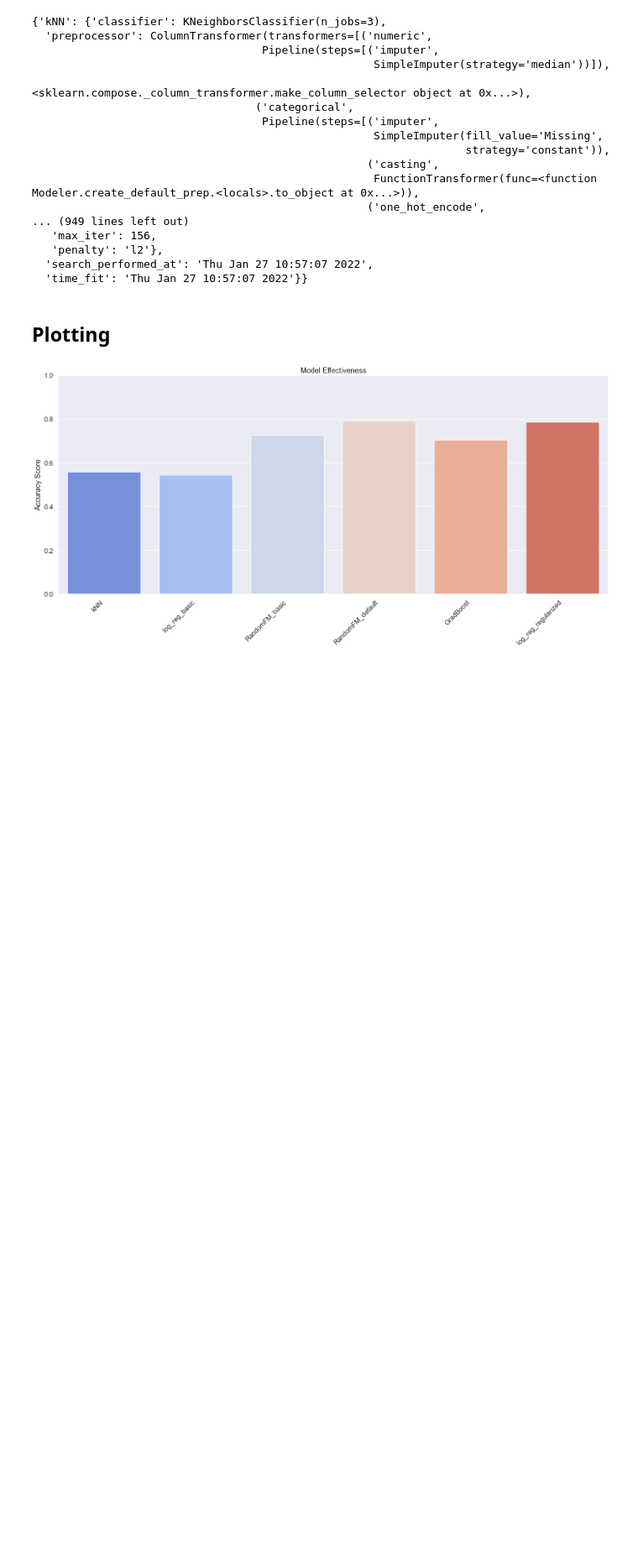
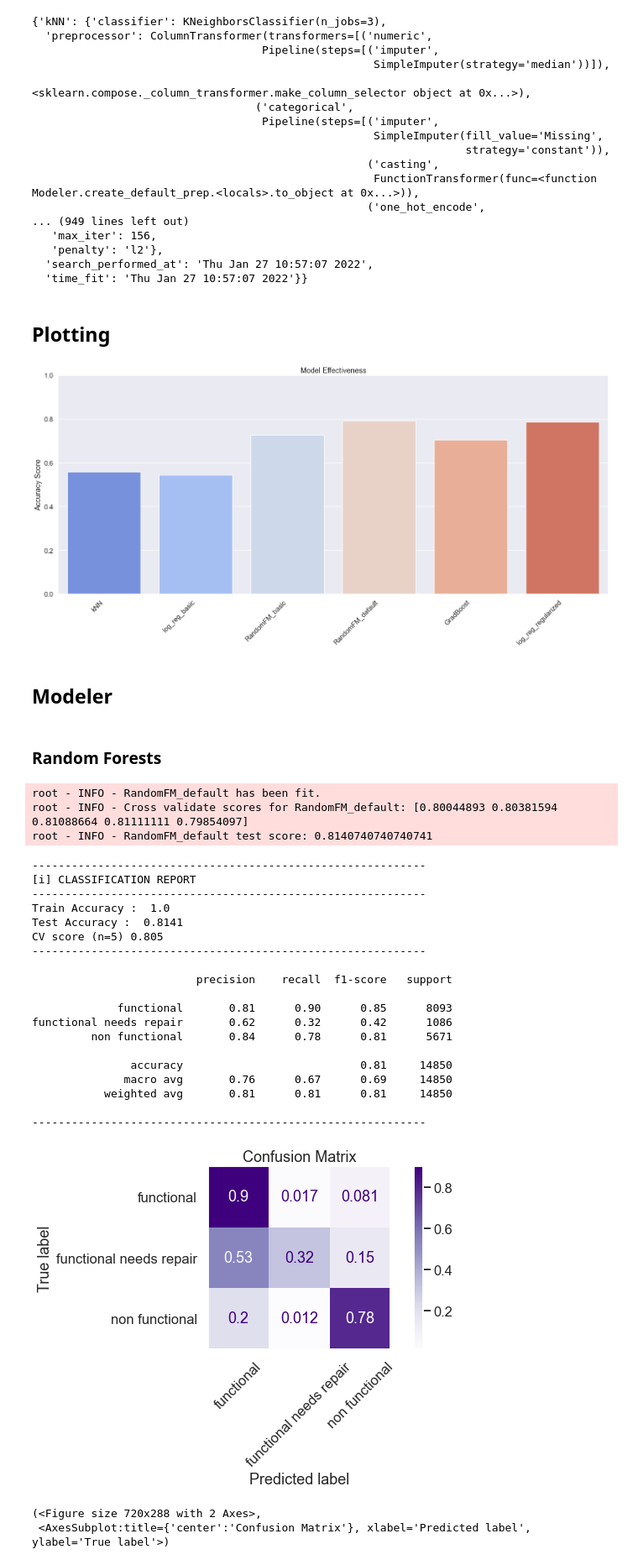
Before and after one commit to UpGoerFive/Tanzania-Well-Project, a Jupyter notebook: Search-debug.ipynb, the cells around one changed output. Shown at 84% size. Drawn from its saved outputs; the diff is of its cells as text; code cells hidden in the pictures; blank space fills up the shorter version.

Commit message:
Updated models

```diff
--- a/Search-debug.ipynb
+++ b/Search-debug.ipynb
@@ -223,3 +223,35 @@ model_run.test_all()
 model_run.plot_models(save='thursday_morn_models_graph')
 # %% [output]
 [figure]
+# %% [markdown]
+## Modeler
+# %% [markdown]
+### Random Forests
+# %%
+model_run.model_evaluation('RandomFM_default')
+# %% [output]
+root - INFO - RandomFM_default has been fit.
+root - INFO - Cross validate scores for RandomFM_default: [0.80044893 0.80381594 0.81088664 0.81111111 0.79854097]
+root - INFO - RandomFM_default test score: 0.8140740740740741
+------------------------------------------------------------
+[i] CLASSIFICATION REPORT
+------------------------------------------------------------
+Train Accuracy :  1.0
+Test Accuracy :  0.8141
+CV score (n=5) 0.805
+------------------------------------------------------------
+
+                         precision    recall  f1-score   support
+
+             functional       0.81      0.90      0.85      8093
+functional needs repair       0.62      0.32      0.42      1086
+         non functional       0.84      0.78      0.81      5671
+
+               accuracy                           0.81     14850
+              macro avg       0.76      0.67      0.69     14850
+           weighted avg       0.81      0.81      0.81     14850
+
+------------------------------------------------------------
+[figure, added]
+(<Figure size 720x288 with 2 Axes>,
+ <AxesSubplot:title={'center':'Confusion Matrix'}, xlabel='Predicted label', ylabel='True label'>)
```
Also changed, not shown: parts of 4 cells of this notebook.
